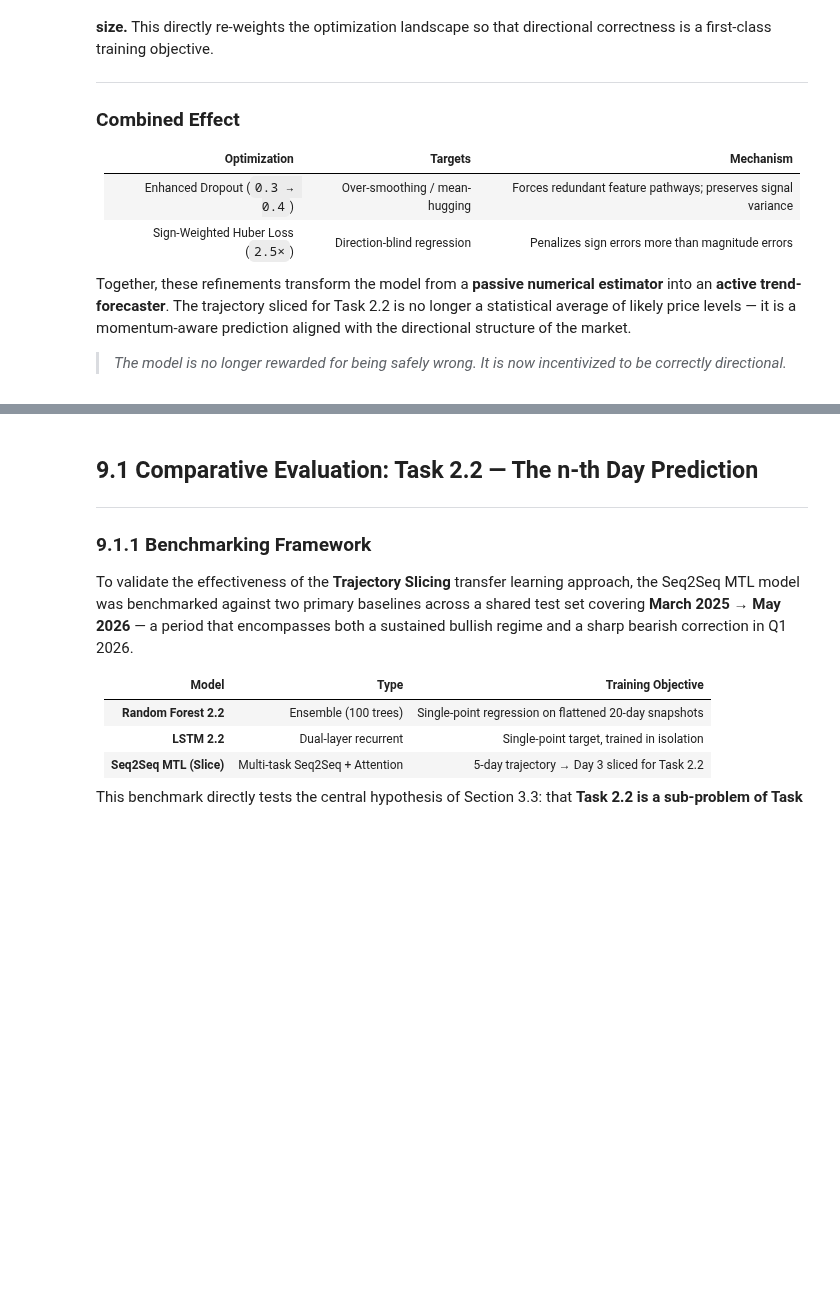
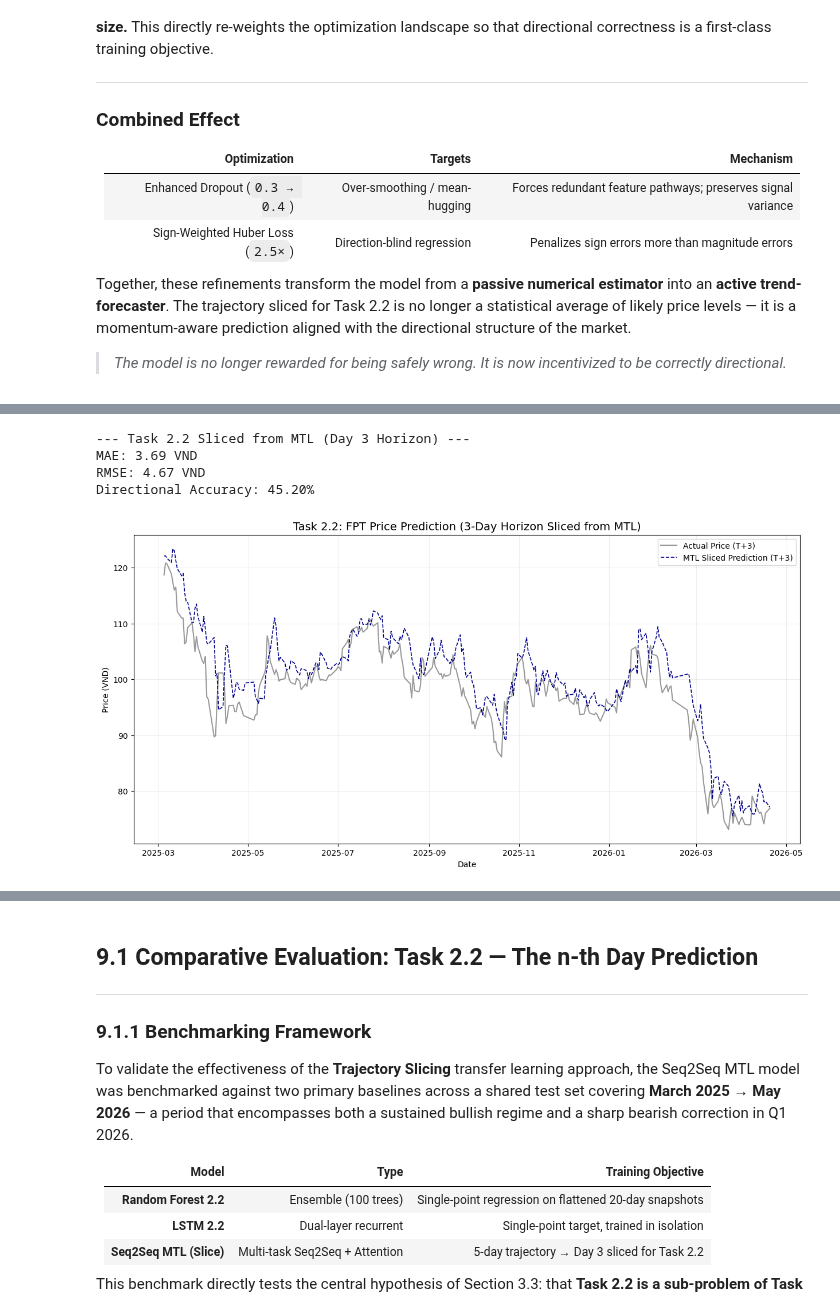
Before and after one commit to amyas-lab/Stock_price_prediction_and_portfolio_optimization_using_machine_learning_and_deep_learning, a Jupyter notebook: notebooks/2-vietnam_stock_prediction.ipynb, the cells around one changed output, grey strips where cells are left out. Drawn from its saved outputs; the diff is of its cells as text; code cells hidden in the pictures; blank space fills up the shorter version.

```diff
--- a/notebooks/2-vietnam_stock_prediction.ipynb
+++ b/notebooks/2-vietnam_stock_prediction.ipynb
@@ -2833,0 +2786,66 @@ plt.show()
+# %%
+import numpy as np
+import matplotlib.pyplot as plt
+from sklearn.metrics import mean_absolute_error, mean_squared_error
+
+# --- Step 1: Generate Predictions from MTL Model ---
+# We only care about the regression head (index 0) for this task
+reg_pred_scaled, _ = mtl_model.predict(X_test_23, verbose=0)
+
+# --- Step 2: Inverse Scale to Log Returns ---
+# Using target_scaler_multi because the MTL model was trained on 1-day returns trajectory
+y_log_preds = target_scaler_multi.inverse_transform(reg_pred_scaled)
+
+# --- Step 3: Reconstruct Price for Day 3 ---
+# P_{t+3} = P_{t-1} * exp(r_1 + r_2 + r_3)
+# Note: y_log_preds is (Samples, 5). We need cumulative sum up to Day 3.
+log_return_3d_cum = np.sum(y_log_preds[:, :3], axis=1)
+
+# Get base prices (P_{t-1}: the price on the last day of the look-back window)
+base_price_idx = np.arange(W - 1, W - 1 + len(log_return_3d_cum))
+base_prices = test_df['close'].values[base_price_idx]
+
+# Final Predicted Price for T+3
+y_pred_price_3 = base_prices * np.exp(log_return_3d_cum)
+
+# --- Step 4: Align with Actual T+3 Prices ---
+# For T+3, we look at the close price 3 days after the window ends (W + 2)
+y_true_price_3 = test_df['close'].values[W + 2 : W + 2 + len(y_pred_price_3)]
+
+# Ensure lengths match exactly
+min_len = min(len(y_pred_price_3), len(y_true_price_3))
+y_pred_slice = y_pred_price_3[:min_len]
+y_true_slice = y_true_price_3[:min_len]
+eval_dates = test_df['date'].values[W + 2 : W + 2 + min_len]
+
+# --- Step 5: Metrics & Evaluation ---
+mae_3 = mean_absolute_error(y_true_slice, y_pred_slice)
+rmse_3 = np.sqrt(mean_squared_error(y_true_slice, y_pred_slice))
+
+# Directional Accuracy (comparing predicted 3-day move vs actual 3-day move)
+actual_delta = np.sign(y_true_slice - base_prices[:min_len])
+pred_delta = np.sign(y_pred_slice - base_prices[:min_len])
+da_3 = np.mean(actual_delta == pred_delta) * 100
+
+print(f"--- Task 2.2 Sliced from MTL (Day 3 Horizon) ---")
+print(f"MAE: {mae_3:.2f} VND")
+print(f"RMSE: {rmse_3:.2f} VND")
+print(f"Directional Accuracy: {da_3:.2f}%")
+
+# --- Step 6: Visualization ---
+plt.figure(figsize=(15, 7))
+plt.plot(eval_dates, y_true_slice, label='Actual Price (T+3)', color='black', alpha=0.4, linewidth=1.5)
+plt.plot(eval_dates, y_pred_slice, label='MTL Sliced Prediction (T+3)', color='darkblue', linestyle='--', linewidth=1.2)
+
+plt.title(f'Task 2.2: FPT Price Prediction (3-Day Horizon Sliced from MTL)', fontsize=14)
+plt.ylabel('Price (VND)')
+plt.xlabel('Date')
+plt.legend()
+plt.grid(alpha=0.2)
+plt.show()
+# %% [output]
+--- Task 2.2 Sliced from MTL (Day 3 Horizon) ---
+MAE: 3.69 VND
+RMSE: 4.67 VND
+Directional Accuracy: 45.20%
+[figure, added]
```
Also changed, not shown: parts of 52 cells of this notebook, 30 other files.
